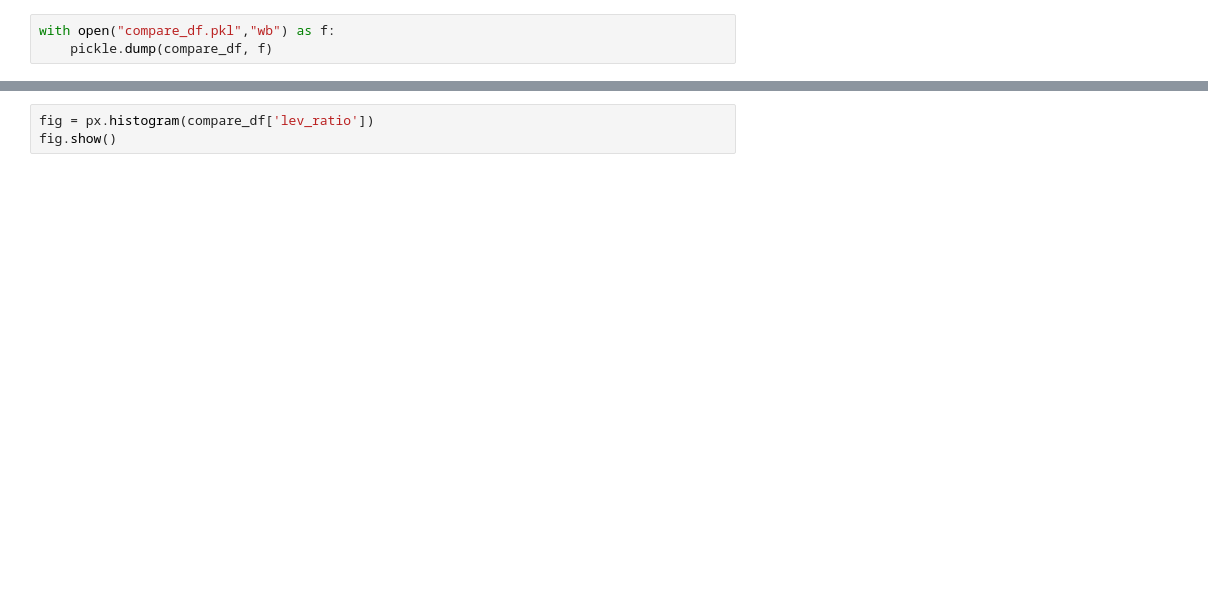
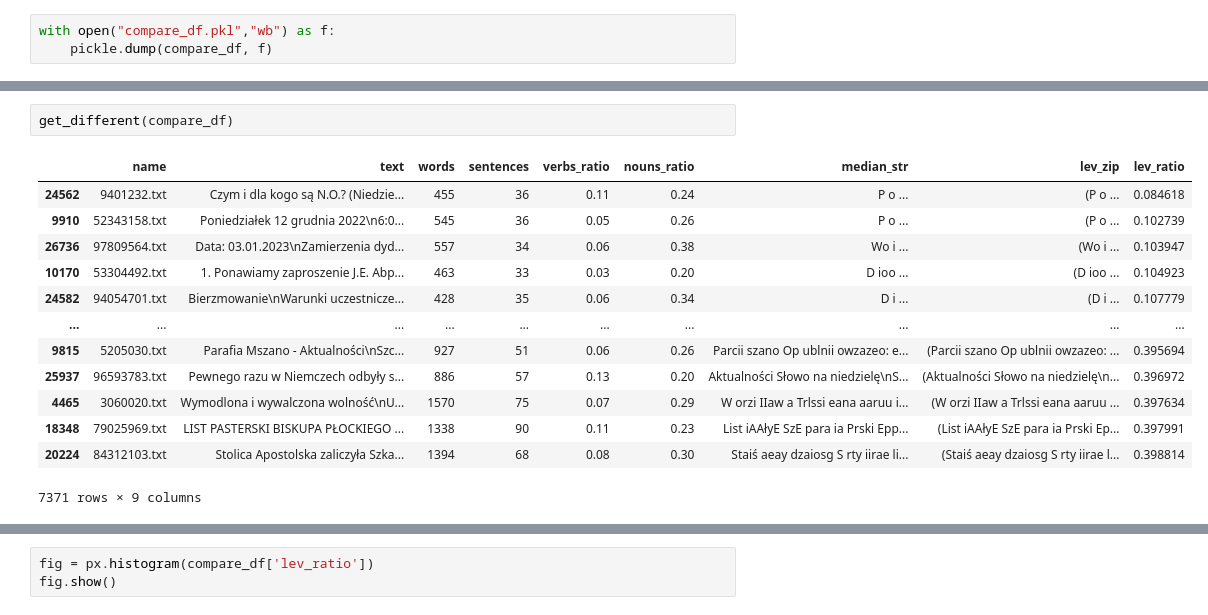
Before and after one commit to krzysztof2821427/speakleash_metrics, a Jupyter notebook: Text_similarity_Levensthein.ipynb, the cells around one changed output, grey strips where cells are left out. Drawn from its saved outputs; the diff is of its cells as text; blank space fills up the shorter version.

```diff
--- a/Text_similarity_Levensthein.ipynb
+++ b/Text_similarity_Levensthein.ipynb
@@ -112,3 +123,19 @@ get_similar(compare_df).shape
+# %%
+get_different(compare_df)
+# %% [output]
+|  | name | text | words | sentences | verbs_ratio | nouns_ratio | median_str | lev_zip | lev_ratio |
+| 24562 | 9401232.txt | Czym i dla kogo są N.O.? (Niedzie... | 455 | 36 | 0.11 | 0.24 | P o ... | (P o ... | 0.084618 |
+| 9910 | 52343158.txt | Poniedziałek 12 grudnia 2022\n6:0... | 545 | 36 | 0.05 | 0.26 | P o ... | (P o ... | 0.102739 |
+| 26736 | 97809564.txt | Data: 03.01.2023\nZamierzenia dyd... | 557 | 34 | 0.06 | 0.38 | Wo i ... | (Wo i ... | 0.103947 |
+| 10170 | 53304492.txt | 1. Ponawiamy zaproszenie J.E. Abp... | 463 | 33 | 0.03 | 0.20 | D ioo ... | (D ioo ... | 0.104923 |
+| 24582 | 94054701.txt | Bierzmowanie\nWarunki uczestnicze... | 428 | 35 | 0.06 | 0.34 | D i ... | (D i ... | 0.107779 |
+| ... | ... | ... | ... | ... | ... | ... | ... | ... | ... |
+| 9815 | 5205030.txt | Parafia Mszano - Aktualności\nSzc... | 927 | 51 | 0.06 | 0.26 | Parcii szano Op ublnii owzazeo: e... | (Parcii szano Op ublnii owzazeo: ... | 0.395694 |
+| 25937 | 96593783.txt | Pewnego razu w Niemczech odbyły s... | 886 | 57 | 0.13 | 0.20 | Aktualności Słowo na niedzielę\nS... | (Aktualności Słowo na niedzielę\n... | 0.396972 |
+| 4465 | 3060020.txt | Wymodlona i wywalczona wolność\nU... | 1570 | 75 | 0.07 | 0.29 | W orzi IIaw a Trlssi eana aaruu i... | (W orzi IIaw a Trlssi eana aaruu ... | 0.397634 |
+| 18348 | 79025969.txt | LIST PASTERSKI BISKUPA PŁOCKIEGO ... | 1338 | 90 | 0.11 | 0.23 | List iAAłyE SzE para ia Prski Epp... | (List iAAłyE SzE para ia Prski Ep... | 0.397991 |
+| 20224 | 84312103.txt | Stolica Apostolska zaliczyła Szka... | 1394 | 68 | 0.08 | 0.30 | Staiś aeay dzaiosg S rty iirae li... | (Staiś aeay dzaiosg S rty iirae l... | 0.398814 |
+7371 rows × 9 columns
 # %%
 # It seems that shorter documents with small proper nouns count in our set are most likely to be duplicates.
 
```
Also changed, not shown: parts of 9 cells of this notebook, 3 other files.
